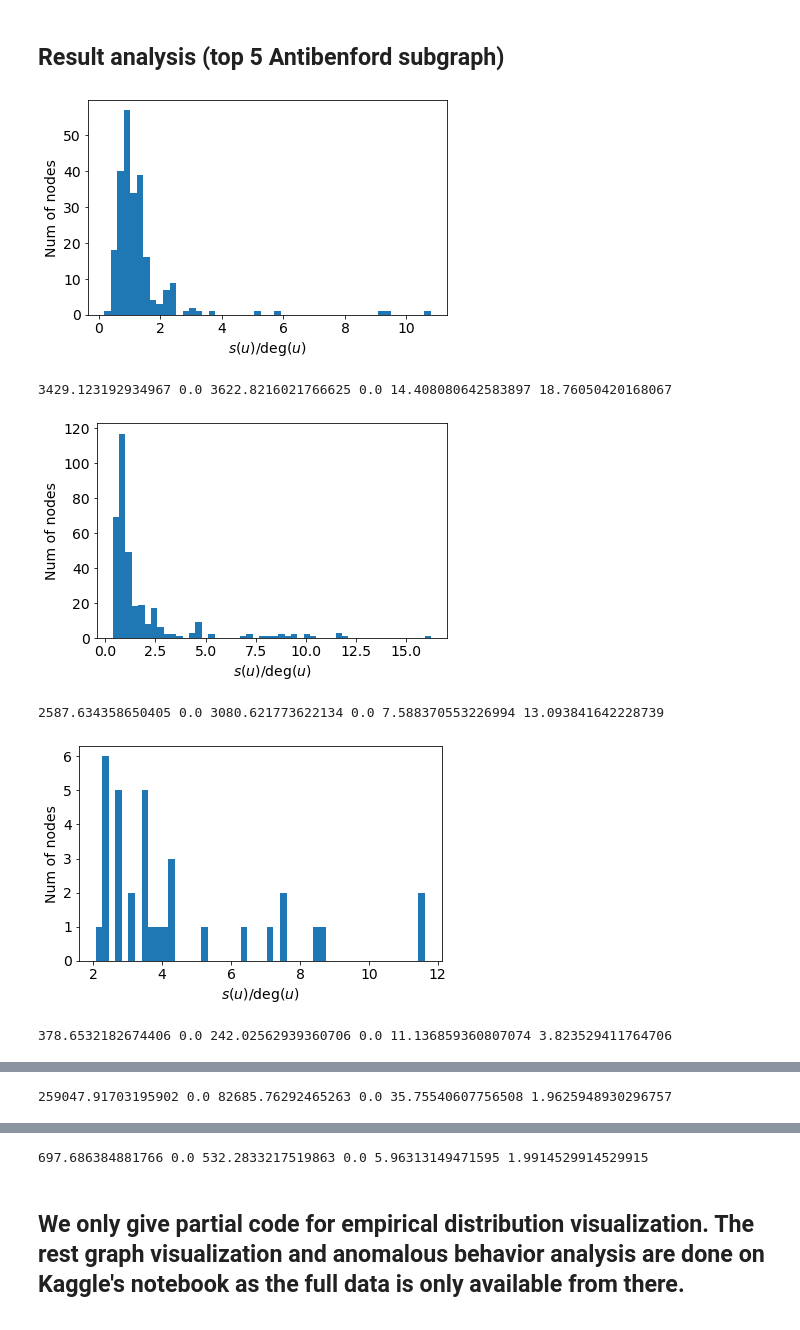
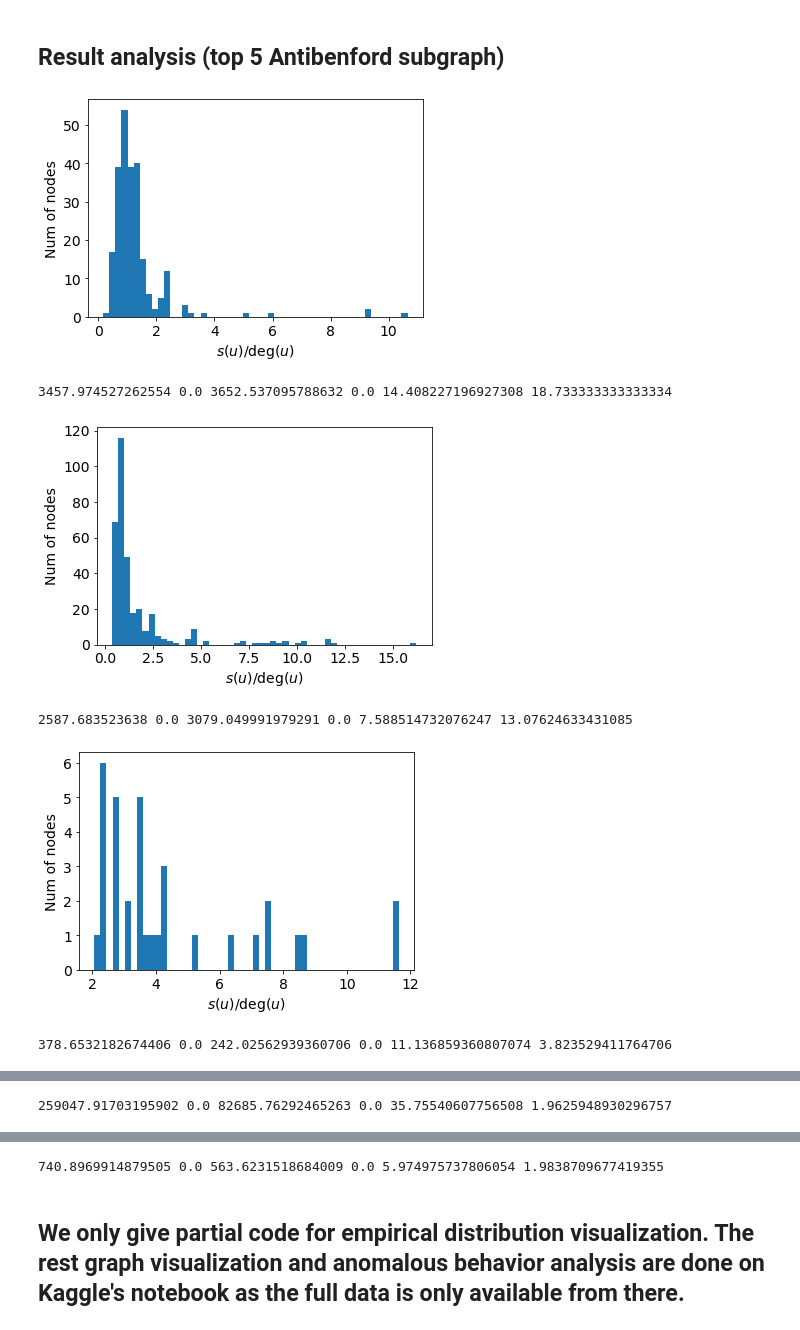
Before and after one commit to tsourakakis-lab/antibenford-subgraphs, a Jupyter notebook: eth_token_2018.ipynb, the cells around one changed output, grey strips where cells are left out. Drawn from its saved outputs; the diff is of its cells as text; code cells hidden in the pictures.

```diff
--- a/eth_token_2018.ipynb
+++ b/eth_token_2018.ipynb
@@ -47,7 +47,7 @@ xs = [i for i in range(1,10)]
 for i in range(9):
     benford.append(math.log10(1+1/(i+1)))
 # %%
-G = nx.DiGraph()
+G = nx.Graph()
 f = open('eth_token_jan2018.csv', 'r')
 edgelist = []
 node_map = {}
@@ -74,9 +74,9 @@ while line:
     edgelist.append((node_map[tmp[1]],node_map[tmp[2]],get_start_digit(money), money, date))
 
     if node_map[tmp[1]] in G and node_map[tmp[2]] in G[node_map[tmp[1]]]:
-        G[node_map[tmp[1]]][node_map[tmp[2]]]['weight'].append(money)
+        G[node_map[tmp[1]]][node_map[tmp[2]]]['weight'].append(get_start_digit(money))
     else:
-        G.add_edge(node_map[tmp[1]], node_map[tmp[2]], weight=[money])
+        G.add_edge(node_map[tmp[1]], node_map[tmp[2]], weight=[get_start_digit(money)])
 #     amount_list.append(float(money))
     e_count += 1
 
@@ -116,0 +115,4 @@ c3, c3/G.number_of_nodes(), c3/G.number_of_edges()
+# %%
+start = time.time()
+node_chisquares = node_chisquare(edgelist, G.number_of_nodes(), benford, adjust_idx=1, diff_func='chi')
+print(time.time() - start)
@@ -184,7 +186,7 @@ for idx in range(5):
         res.append(int(line.strip()))
         line = f.readline()
 
-    interest = G.subgraph(res)
+    interest = uG.subgraph(res)
     t = nx.get_edge_attributes(interest,'weight')
     el = []
     interest = nx.convert_node_labels_to_integers(interest)
@@ -198,36 +200,36 @@ for idx in range(5):
         tmp_deg = sum([len(interest[i][j]['weight']) for j in interest[i]])
         et += tmp_deg
 #         if tmp_deg<5:
 #             continue
         avg_chi.append(node_chisquares1[i]/tmp_deg)
     plt.hist(avg_chi,bins=50)
     plt.xlabel(r'$s(u)/\deg(u)$')
     plt.ylabel('Num of nodes')
 #     plt.tight_layout()
 #     plt.savefig('eth_results/figs/hist_token18_'+str(idx)+'.png')
     plt.show()
 
     res = []
     for j in t:
         res += t[j]
     x = collections.Counter(res)
     obs = []
     for i in range(1,10):
         if i not in x:
             obs.append(0)
         else:
             obs.append(x[i])
     times = sum(obs)
     c3,p3 = stats.chisquare(obs, np.array(benford)*times)
     chi = sum([(obs[i]-benford[i]*times)**2/(benford[i]*times) for i in range(9)])
     lr = -2 * sum([obs[i]*math.log(benford[i]/(obs[i]/times)) for i in range(9) if obs[i]!=0])
     pval1 = 1 - stats.chi2.cdf(chi, 8)
     pval2 = 1 - stats.chi2.cdf(lr, 8)
     print(chi, pval1, lr, pval2, c3/interest.number_of_nodes(), et/2/interest.number_of_nodes())
 # %% [output]
-[figure, old version]
+[figure, new version]
-3429.123192934967 0.0 3622.8216021766625 0.0 14.408080642583897 18.76050420168067
+3457.974527262554 0.0 3652.537095788632 0.0 14.408227196927308 18.733333333333334
-[figure, old version]
+[figure, new version]
-2587.634358650405 0.0 3080.621773622134 0.0 7.588370553226994 13.093841642228739
+2587.683523638 0.0 3079.049991979291 0.0 7.588514732076247 13.07624633431085
-[figure, old version]
+[figure, new version]
 378.6532182674406 0.0 242.02562939360706 0.0 11.136859360807074 3.823529411764706
@@ -237,3 +239,3 @@ for idx in range(5):
-697.686384881766 0.0 532.2833217519863 0.0 5.96313149471595 1.9914529914529915
+740.8969914879505 0.0 563.6231518684009 0.0 5.974975737806054 1.9838709677419355
 # %% [markdown]
 ## We only give partial code for empirical distribution visualization. The rest graph visualization and anomalous behavior analysis are done on Kaggle's notebook as the full data is only available from there.
```
Also changed, not shown: parts of 13 cells of this notebook.
